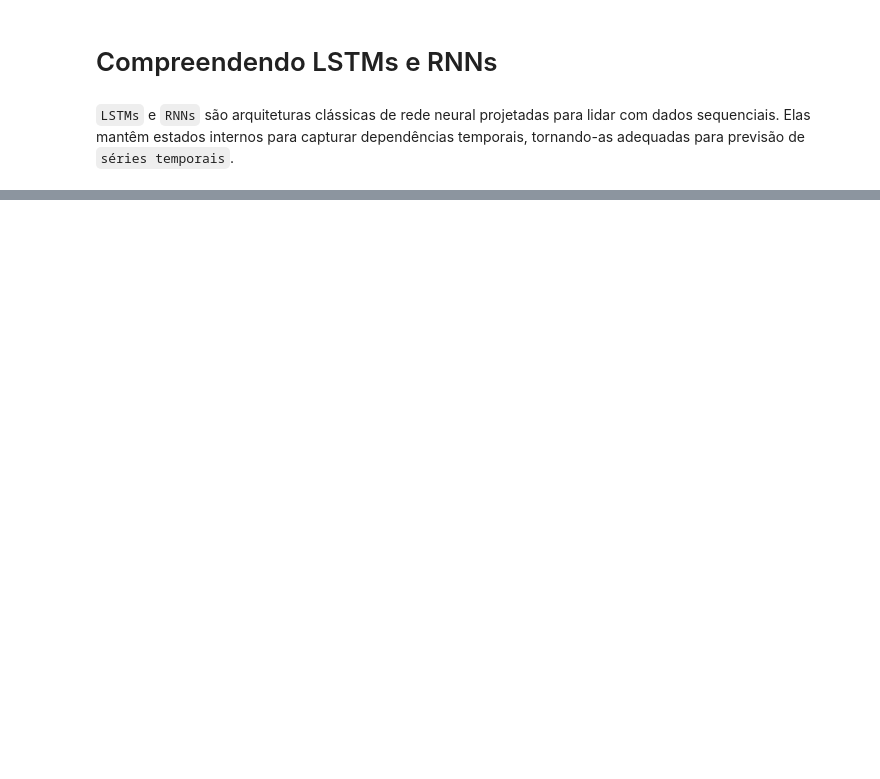
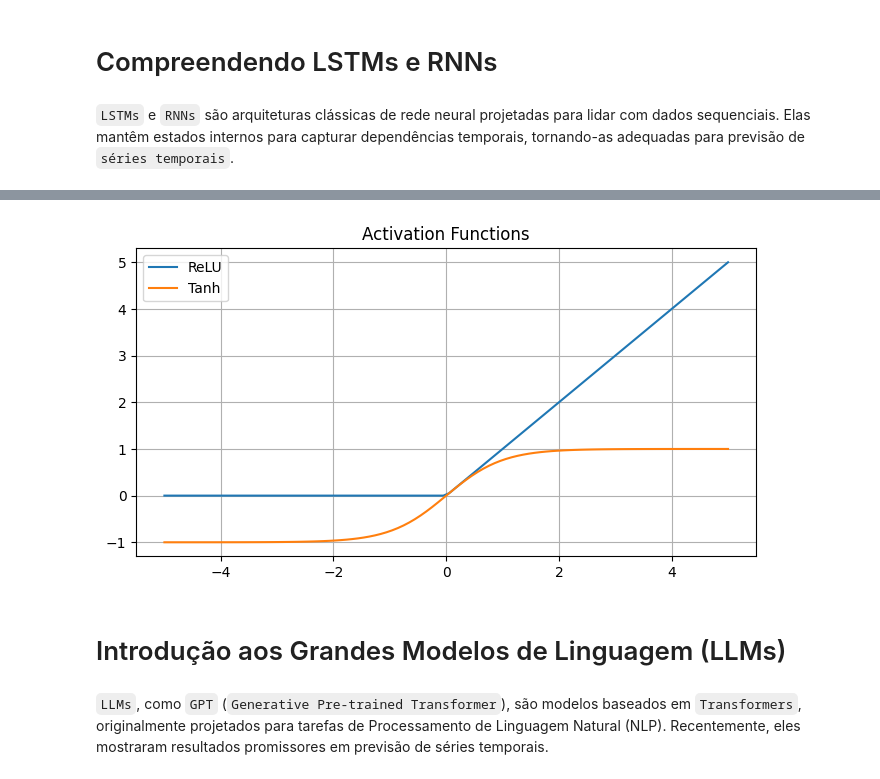
Before and after one commit to EddyGiusepe/Time_Series_ONE, a Jupyter notebook: Comparing_Classic_Time_Series_Models_vs_ LLMs.ipynb, the cells around one changed output, grey strips where cells are left out. Saved outputs shown, nothing was run; the diff lists cells and outputs as text; code cells hidden in the pictures; blank space fills up the shorter version.

Commit message:
Usando LLMs para Séries Temporais

```diff
--- a/Comparing_Classic_Time_Series_Models_vs_ LLMs.ipynb
+++ b/Comparing_Classic_Time_Series_Models_vs_ LLMs.ipynb
@@ -44,0 +149,25 @@ print(model.summary())
+# %%
+import matplotlib.pyplot as plt
+# Visualizing the vanishing gradient problem
+def relu(x):
+    return np.maximum(0, x)
+
+x = np.linspace(-5, 5, 100)
+y_relu = relu(x)
+y_tanh = np.tanh(x)
+
+plt.figure(figsize=(8, 4))
+plt.plot(x, y_relu, label='ReLU')
+plt.plot(x, y_tanh, label='Tanh')
+plt.title("Activation Functions")
+plt.legend()
+plt.grid(True)
+plt.show()
+
+# Observe como tanh satura, levando potencialmente ao desaparecimento de gradientes
+# %% [output]
+[figure, added]
+# %% [markdown]
+# <font color="gree">Introdução aos Grandes Modelos de Linguagem (LLMs)</font>
+# %% [markdown]
+`LLMs`, como `GPT` (`Generative Pre-trained Transformer`), são modelos baseados em `Transformers`, originalmente projetados para tarefas de Processamento de Linguagem Natural (NLP). Recentemente, eles mostraram resultados promissores em previsão de séries temporais.
```
Also changed, not shown: parts of 13 cells of this notebook.
